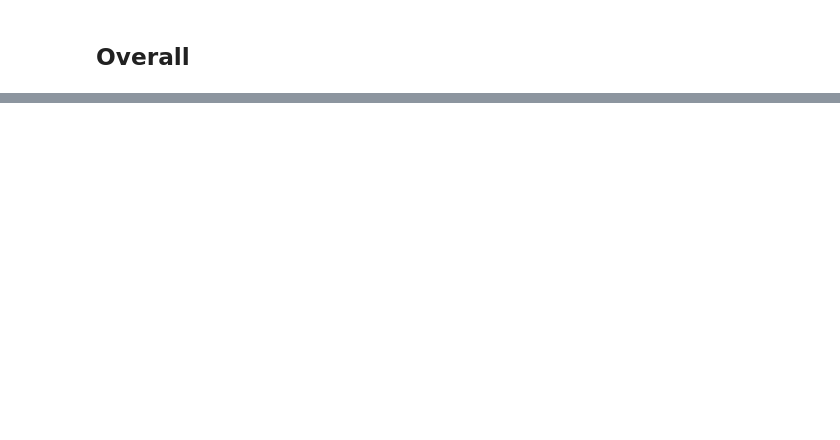
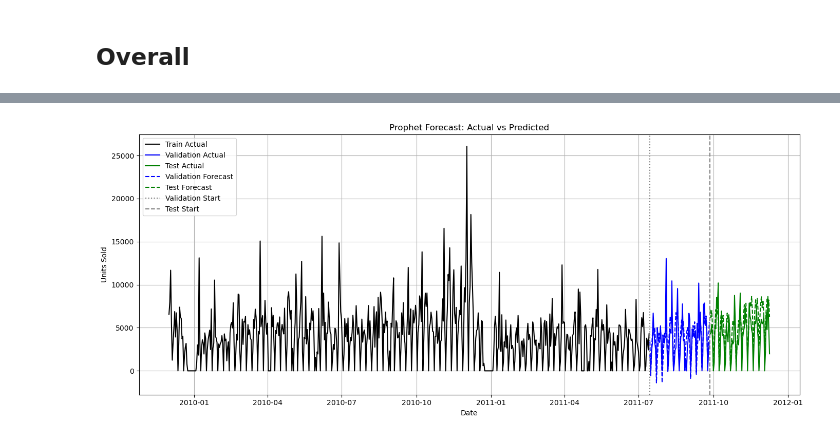
Before and after one commit to luizvalle/ieor4578_project2, a Jupyter notebook: notebooks/prophet/prophet_total.ipynb, the cells around one changed output, grey strips where cells are left out. Cells and saved outputs as stored; diff of their text form; code cells hidden in the pictures; blank space fills up the shorter version.

```diff
--- a/notebooks/prophet/prophet_total.ipynb
+++ b/notebooks/prophet/prophet_total.ipynb
@@ -133,0 +216,22 @@ plt.show()
+# %%
+plt.figure(figsize=(14, 6))
+
+plt.plot(train_data['ds'], train_data['y'], label='Train Actual', color='black')
+plt.plot(validation_data['ds'], validation_data['y'], label='Validation Actual', color='blue')
+plt.plot(test_data['ds'], test_data['y'], label='Test Actual', color='green')
+
+plt.plot(best_validation_forecast['ds'], best_validation_forecast['yhat'], label='Validation Forecast', color='blue', linestyle='--')
+plt.plot(best_test_forecast['ds'], best_test_forecast['yhat'], label='Test Forecast', color='green', linestyle='--')
+
+plt.axvline(x=validation_data['ds'].min(), color='gray', linestyle=':', label='Validation Start')
+plt.axvline(x=test_data['ds'].min(), color='gray', linestyle='--', label='Test Start')
+
+plt.title('Prophet Forecast: Actual vs Predicted')
+plt.xlabel('Date')
+plt.ylabel('Units Sold')
+plt.legend()
+plt.grid(True)
+plt.tight_layout()
+plt.show()
+# %% [output]
+[figure, added]
```
Also changed, not shown: parts of 22 cells of this notebook, 9 other files.
